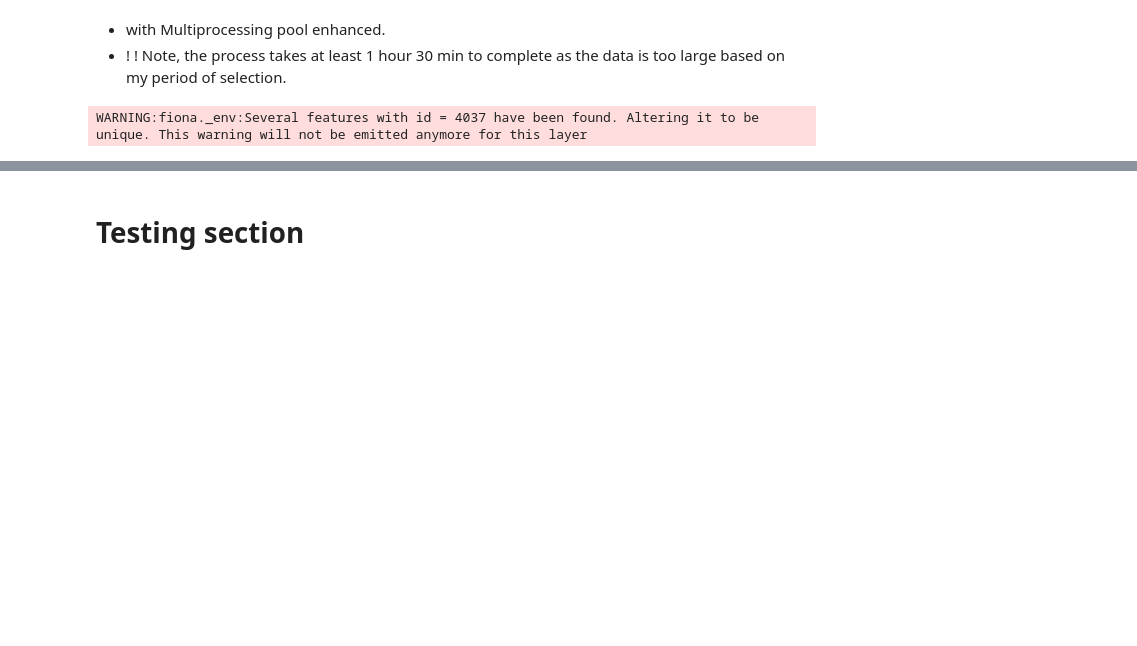
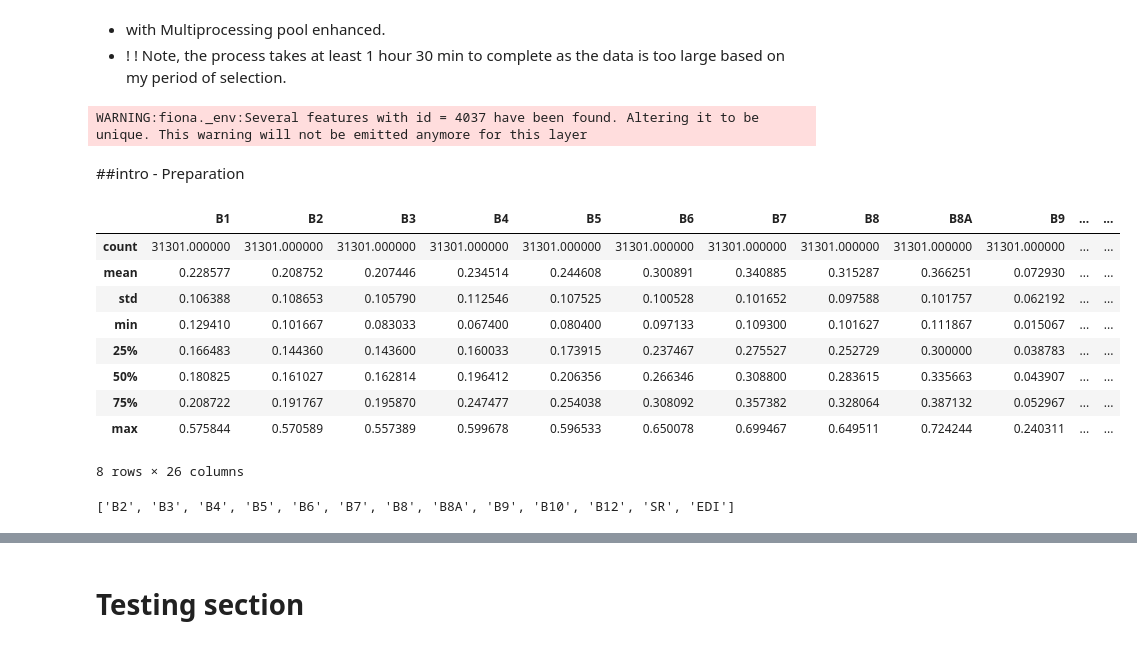
Before and after one commit to alfredamboka/FinalYearProject, a Jupyter notebook: mainProjectCode.ipynb, the cells around one changed output, grey strips where cells are left out. Drawn from its saved outputs; the diff is of its cells as text; code cells hidden in the pictures; blank space fills up the shorter version.

```diff
--- a/mainProjectCode.ipynb
+++ b/mainProjectCode.ipynb
@@ -2908,3 +2893,32 @@ if __name__ == '__main__':
     pool.join()
 # %% [output]
 WARNING:fiona._env:Several features with id = 4037 have been found. Altering it to be unique. This warning will not be emitted anymore for this layer
+# %% [markdown]
+##intro - Preparation
+# %%
+#ML Data Preprocessing.
+import geopandas as gpd
+import numpy as np
+import pandas as pd
+import os
+import warnings
+warnings.filterwarnings('ignore')
+
+dataset_dir = "/content/drive/MyDrive/GEEMainProject/MainResultsData/CompletTrainingData2018_2022.csv"
+
+dataset = pd.read_csv(dataset_dir)
+
+dataset.head()
+
+dataset.describe()
+# %% [output]
+|  | B1 | B2 | B3 | B4 | B5 | B6 | B7 | B8 | B8A | B9 | ... | ... |
+| count | 31301.000000 | 31301.000000 | 31301.000000 | 31301.000000 | 31301.000000 | 31301.000000 | 31301.000000 | 31301.000000 | 31301.000000 | 31301.000000 | ... | ... |
+| mean | 0.228577 | 0.208752 | 0.207446 | 0.234514 | 0.244608 | 0.300891 | 0.340885 | 0.315287 | 0.366251 | 0.072930 | ... | ... |
+| std | 0.106388 | 0.108653 | 0.105790 | 0.112546 | 0.107525 | 0.100528 | 0.101652 | 0.097588 | 0.101757 | 0.062192 | ... | ... |
+| min | 0.129410 | 0.101667 | 0.083033 | 0.067400 | 0.080400 | 0.097133 | 0.109300 | 0.101627 | 0.111867 | 0.015067 | ... | ... |
+| 25% | 0.166483 | 0.144360 | 0.143600 | 0.160033 | 0.173915 | 0.237467 | 0.275527 | 0.252729 | 0.300000 | 0.038783 | ... | ... |
+| 50% | 0.180825 | 0.161027 | 0.162814 | 0.196412 | 0.206356 | 0.266346 | 0.308800 | 0.283615 | 0.335663 | 0.043907 | ... | ... |
+| 75% | 0.208722 | 0.191767 | 0.195870 | 0.247477 | 0.254038 | 0.308092 | 0.357382 | 0.328064 | 0.387132 | 0.052967 | ... | ... |
+| max | 0.575844 | 0.570589 | 0.557389 | 0.599678 | 0.596533 | 0.650078 | 0.699467 | 0.649511 | 0.724244 | 0.240311 | ... | ... |
+8 rows × 26 columns
@@ -2910,0 +2933,6 @@ WARNING:fiona._env:Several features with id = 4037 have been found. Altering it
+# %%
+to_drop = [column for column in upper_tri.columns if any(upper_tri[column] > 0.95)]
+# print()
+print(to_drop)
+# %% [output]
+['B2', 'B3', 'B4', 'B5', 'B6', 'B7', 'B8', 'B8A', 'B9', 'B10', 'B12', 'SR', 'EDI']
```
Also changed, not shown: parts of 25 cells of this notebook.
